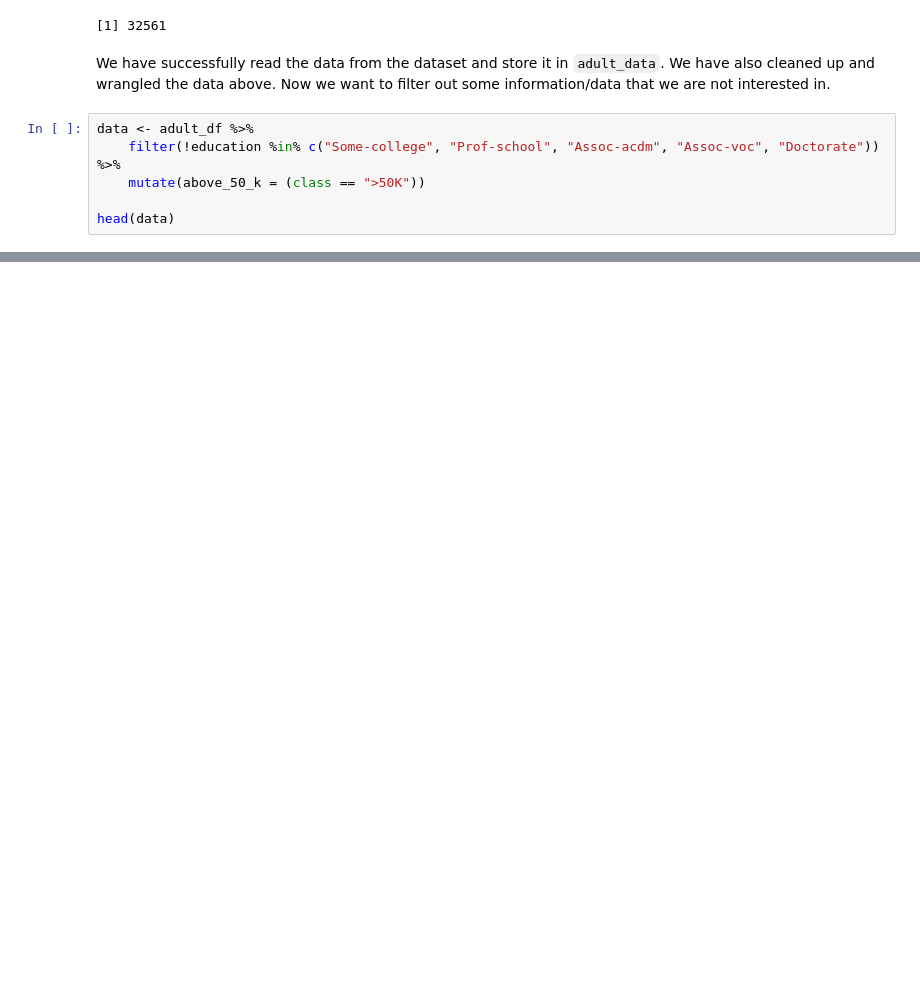
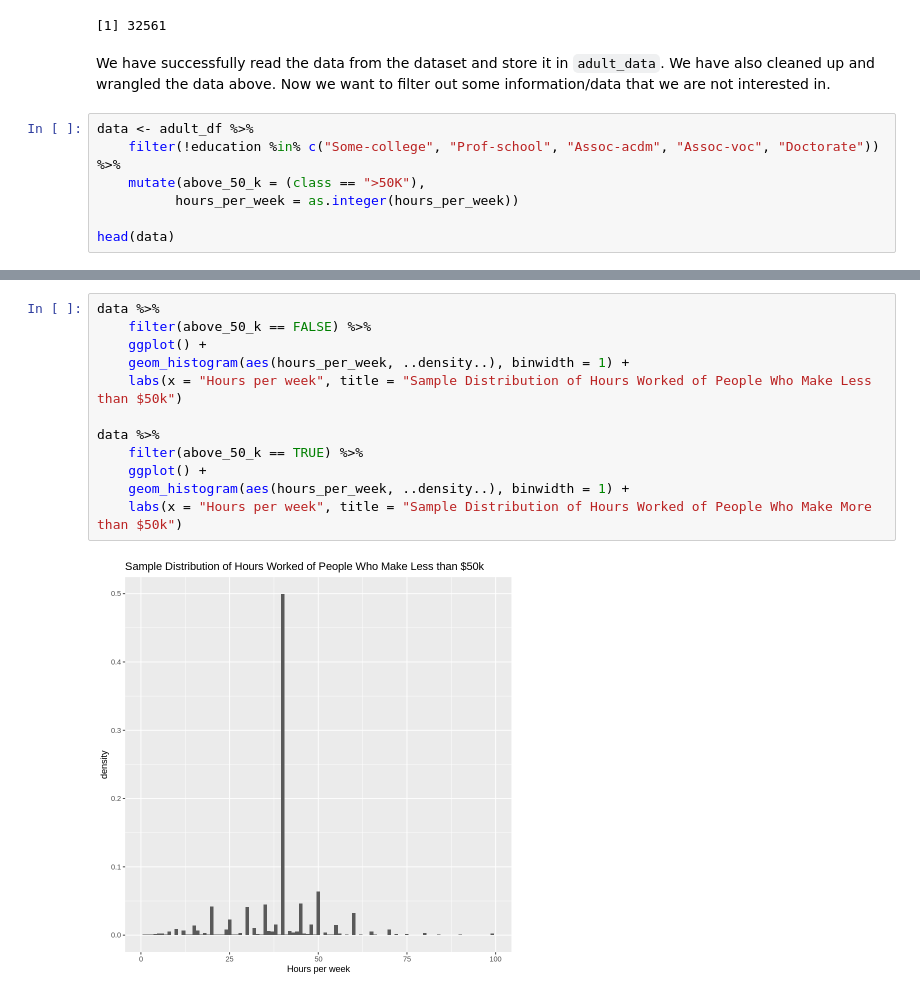
Before and after one commit to Julian-UBC/project-32, a Jupyter notebook: Untitled.ipynb, the cells around one changed output, grey strips where cells are left out. Drawn from its saved outputs; the diff is of its cells as text; blank space fills up the shorter version.

Commit message:
Add some plots for consideration

```diff
--- a/Untitled.ipynb
+++ b/Untitled.ipynb
@@ -48,7 +49,8 @@ We have successfully read the data from the dataset and store it in `adult_data`
 # %%
 data <- adult_df %>%
     filter(!education %in% c("Some-college", "Prof-school", "Assoc-acdm", "Assoc-voc", "Doctorate")) %>%
-    mutate(above_50_k = (class == ">50K"))
+    mutate(above_50_k = (class == ">50K"),
+          hours_per_week = as.integer(hours_per_week))
 
 head(data)
 # %% [output]
@@ -61,3 +63,17 @@ A data.frame: 6 × 16
 | 4 | 53 | Private | 234721 | 11th | 7 | Married-civ-spouse | Handlers-cleaners | Husband | ... |
 | 5 | 28 | Private | 338409 | Bachelors | 13 | Married-civ-spouse | Prof-specialty | Wife | ... |
 | 6 | 37 | Private | 284582 | Masters | 14 | Married-civ-spouse | Exec-managerial | Wife | ... |
+# %%
+data %>%
+    filter(above_50_k == FALSE) %>%
+    ggplot() +
+    geom_histogram(aes(hours_per_week, ..density..), binwidth = 1) +
+    labs(x = "Hours per week", title = "Sample Distribution of Hours Worked of People Who Make Less than $50k")
+
+data %>%
+    filter(above_50_k == TRUE) %>%
+    ggplot() +
+    geom_histogram(aes(hours_per_week, ..density..), binwidth = 1) +
+    labs(x = "Hours per week", title = "Sample Distribution of Hours Worked of People Who Make More than $50k")
+# %% [output]
+[figure, added]
```
Also changed, not shown: parts of 4 cells of this notebook.
